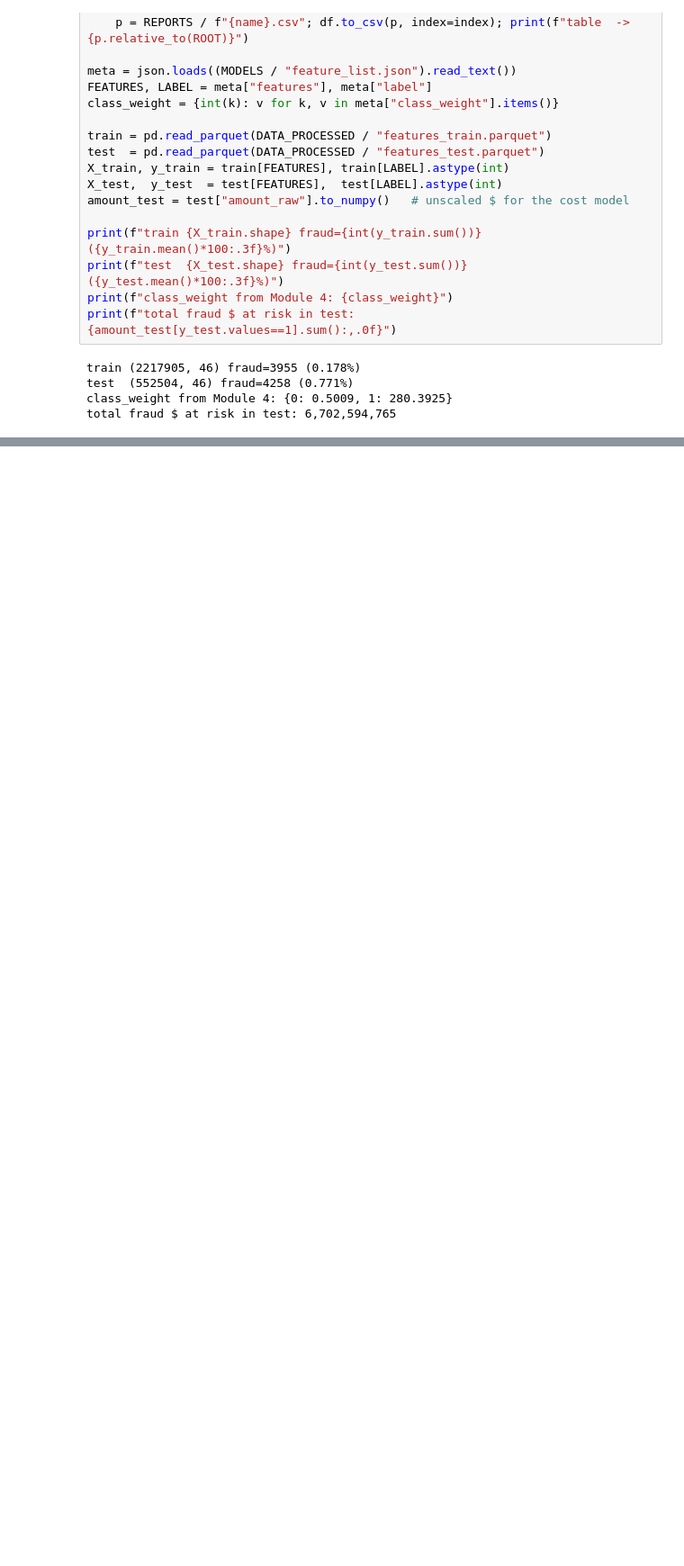
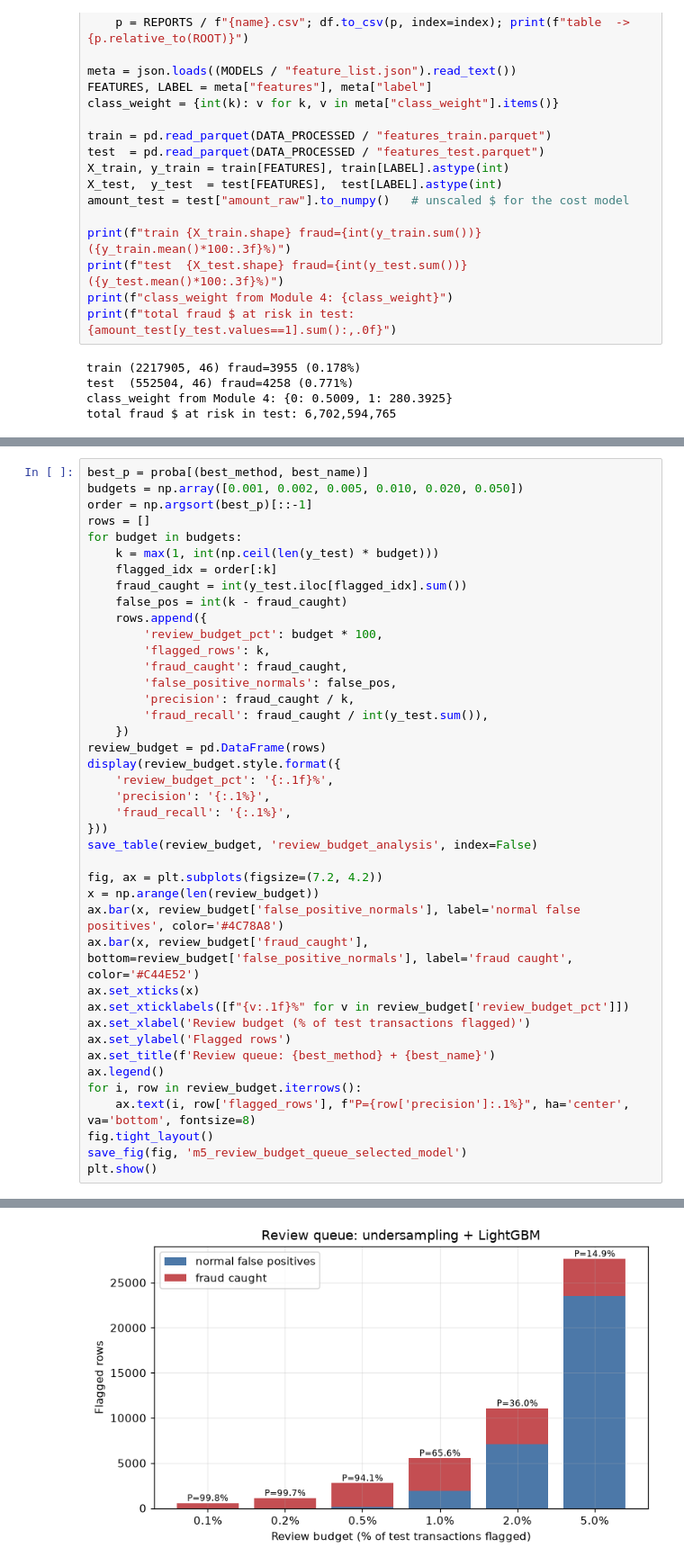
Before and after one commit to anhhq01/business-analysis-hust, a Jupyter notebook: Module_05/model_development.ipynb, the cells around one changed output, grey strips where cells are left out. Shown at 90% size. Cells and saved outputs as stored; diff of their text form; blank space fills up the shorter version.

```diff
--- a/Module_05/model_development.ipynb
+++ b/Module_05/model_development.ipynb
@@ -457,0 +768,42 @@ saved -> models/decision_threshold.json
+# %%
+best_p = proba[(best_method, best_name)]
+budgets = np.array([0.001, 0.002, 0.005, 0.010, 0.020, 0.050])
+order = np.argsort(best_p)[::-1]
+rows = []
+for budget in budgets:
+    k = max(1, int(np.ceil(len(y_test) * budget)))
+    flagged_idx = order[:k]
+    fraud_caught = int(y_test.iloc[flagged_idx].sum())
+    false_pos = int(k - fraud_caught)
+    rows.append({
+        'review_budget_pct': budget * 100,
+        'flagged_rows': k,
+        'fraud_caught': fraud_caught,
+        'false_positive_normals': false_pos,
+        'precision': fraud_caught / k,
+        'fraud_recall': fraud_caught / int(y_test.sum()),
+    })
+review_budget = pd.DataFrame(rows)
+display(review_budget.style.format({
+    'review_budget_pct': '{:.1f}%',
+    'precision': '{:.1%}',
+    'fraud_recall': '{:.1%}',
+}))
+save_table(review_budget, 'review_budget_analysis', index=False)
+
+fig, ax = plt.subplots(figsize=(7.2, 4.2))
+x = np.arange(len(review_budget))
+ax.bar(x, review_budget['false_positive_normals'], label='normal false positives', color='#4C78A8')
+ax.bar(x, review_budget['fraud_caught'], bottom=review_budget['false_positive_normals'], label='fraud caught', color='#C44E52')
+ax.set_xticks(x)
+ax.set_xticklabels([f"{v:.1f}%" for v in review_budget['review_budget_pct']])
+ax.set_xlabel('Review budget (% of test transactions flagged)')
+ax.set_ylabel('Flagged rows')
+ax.set_title(f'Review queue: {best_method} + {best_name}')
+ax.legend()
+for i, row in review_budget.iterrows():
+    ax.text(i, row['flagged_rows'], f"P={row['precision']:.1%}", ha='center', va='bottom', fontsize=8)
+fig.tight_layout()
+save_fig(fig, 'm5_review_budget_queue_selected_model')
+plt.show()
+# %% [output]
@@ -457,0 +819 @@ saved -> models/decision_threshold.json
+[figure, added]
```
Also changed, not shown: parts of 31 cells of this notebook, 39 other files.
